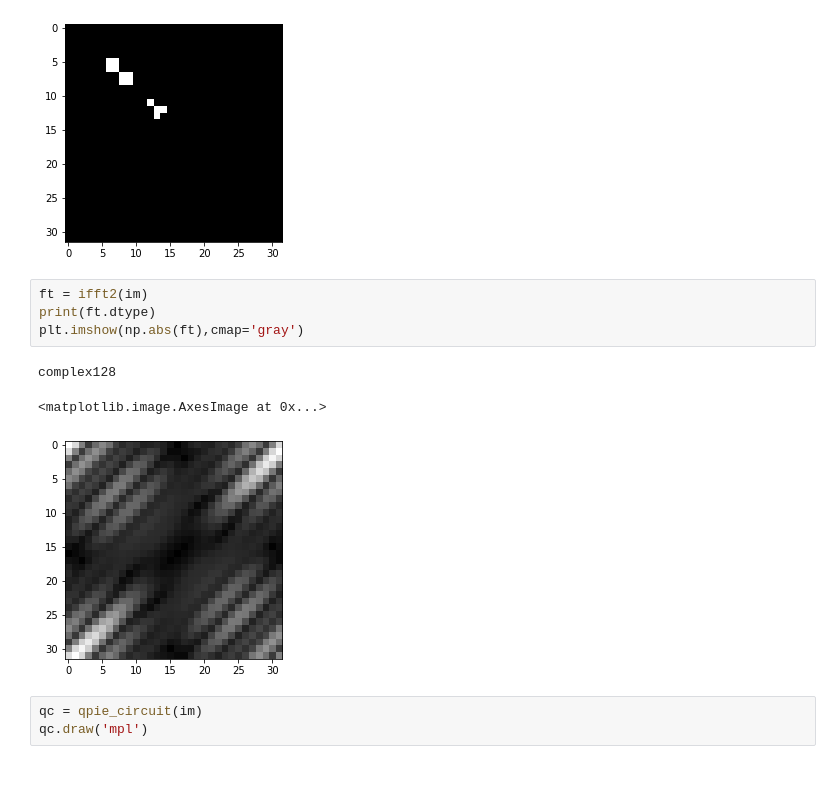
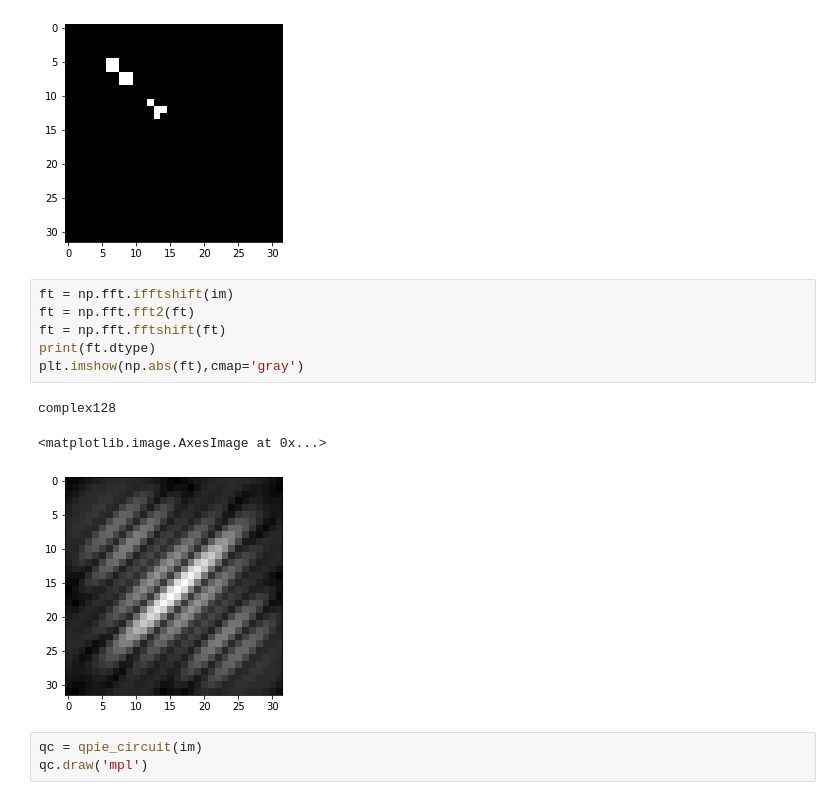
Before and after one commit to QuantumRadioAstronomy/visibility_repr, a Jupyter notebook: QPIE_&_IQFT.ipynb, the cells around one changed output. Drawn from its saved outputs; the diff is of its cells as text.

```diff
--- a/QPIE_&_IQFT.ipynb
+++ b/QPIE_&_IQFT.ipynb
@@ -47,13 +47,15 @@ print(im.dtype)
 float64
 [figure]
 # %%
-ft = ifft2(im)
+ft = np.fft.ifftshift(im)
+ft = np.fft.fft2(ft)
+ft = np.fft.fftshift(ft)
 print(ft.dtype)
 plt.imshow(np.abs(ft),cmap='gray')
 # %% [output]
 complex128
 <matplotlib.image.AxesImage at 0x...>
-[figure, old version]
+[figure, new version]
 # %%
 qc = qpie_circuit(im)
 qc.draw('mpl')
```
Also changed, not shown: parts of 7 cells of this notebook.
